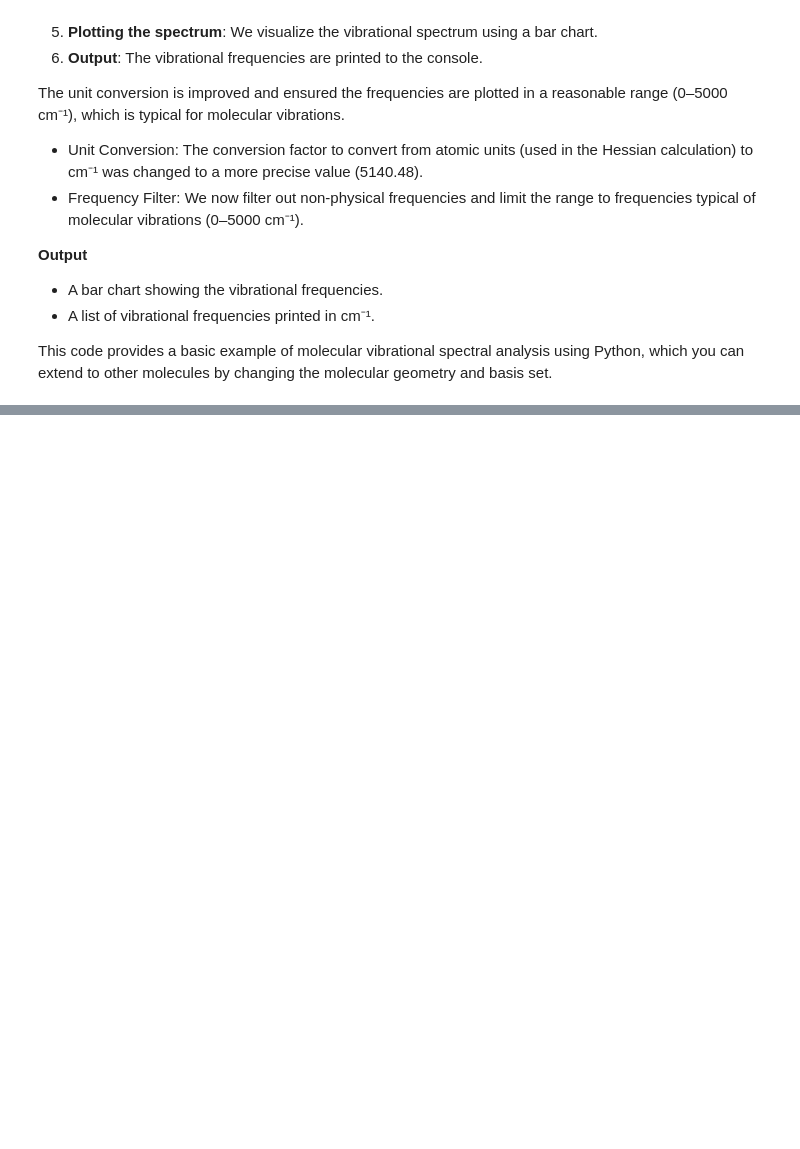
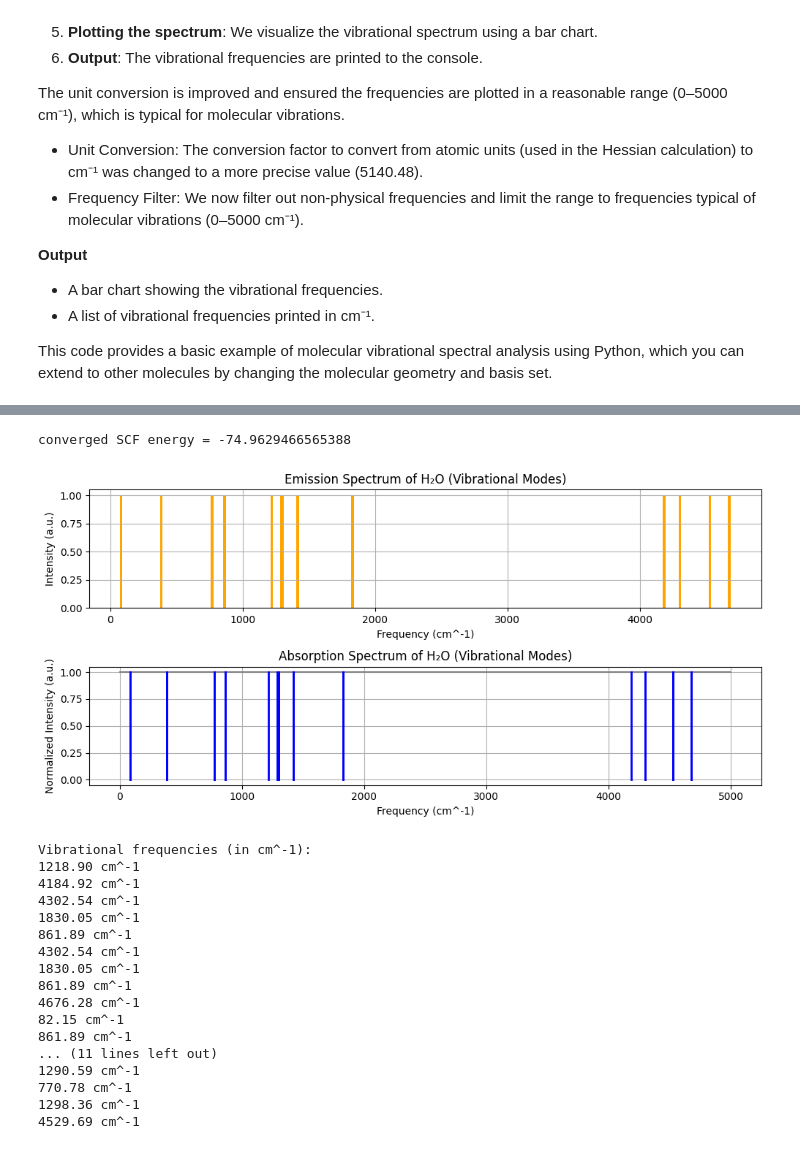
Before and after one commit to deltorobarba/astrophysics, a Jupyter notebook: spectrum_molecules.ipynb, the cells around one changed output, grey strips where cells are left out. Drawn from its saved outputs; the diff is of its cells as text; code cells hidden in the pictures; blank space fills up the shorter version.

```diff
--- a/spectrum_molecules.ipynb
+++ b/spectrum_molecules.ipynb
@@ -90,0 +144,77 @@ This code provides a basic example of molecular vibrational spectral analysis us
+# %%
+import numpy as np
+import matplotlib.pyplot as plt
+from pyscf import gto, scf, hessian
+
+# Step 1: Define the molecule (H2O in this case)
+mol = gto.Mole()
+mol.atom = '''
+    O  0.000000  0.000000  0.000000
+    H  0.000000  0.757000  0.586000
+    H  0.000000 -0.757000  0.586000
+'''
+mol.basis = 'sto-3g'
+mol.symmetry = True
+mol.build()
+
+# Step 2: Perform Hartree-Fock calculation
+mf = scf.RHF(mol)
+mf.kernel()
+
+# Step 3: Calculate the Hessian matrix (force constants)
+hess = hessian.RHF(mf).kernel()
+
+# Step 4: Diagonalize the Hessian to get vibrational frequencies
+frequencies = np.linalg.eigvalsh(hess)
+frequencies = np.sqrt(np.abs(frequencies)) * 5140.48  # Conversion factor to cm^-1 (more accurate)
+
+# Step 5: Filter out non-physical (imaginary) frequencies and limit to realistic range
+frequencies = frequencies[(frequencies > 0) & (frequencies < 5000)]  # Typical range for molecular vibrations
+
+# Step 6: Simulate and plot both emission and absorption spectra
+# Emission Spectrum (peaks at specific frequencies)
+plt.figure(figsize=(10, 5))
+plt.subplot(2, 1, 1)  # First plot: Emission Spectrum
+plt.bar(frequencies, height=1.0, width=20.0, color='orange')
+plt.xlabel('Frequency (cm^-1)')
+plt.ylabel('Intensity (a.u.)')
+plt.title('Emission Spectrum of H₂O (Vibrational Modes)')
+plt.grid(True)
+
+# Absorption Spectrum (dips at specific frequencies)
+plt.subplot(2, 1, 2)  # Second plot: Absorption Spectrum
+plt.plot(np.linspace(0, 5000, 1000), np.ones(1000), color='gray')  # Baseline at 1.0 intensity
+for freq in frequencies:
+    plt.plot([freq, freq], [1.0, 0.0], color='blue', lw=2)  # Draw vertical absorption dips
+plt.xlabel('Frequency (cm^-1)')
+plt.ylabel('Normalized Intensity (a.u.)')
+plt.title('Absorption Spectrum of H₂O (Vibrational Modes)')
+plt.grid(True)
+
+plt.tight_layout()
+plt.show()
+
+# Print vibrational frequencies
+print("Vibrational frequencies (in cm^-1):")
+for freq in frequencies:
+    print(f"{freq:.2f} cm^-1")
+# %% [output]
+converged SCF energy = -74.9629466565388
+[figure, added]
+Vibrational frequencies (in cm^-1):
+1218.90 cm^-1
+4184.92 cm^-1
+4302.54 cm^-1
+1830.05 cm^-1
+861.89 cm^-1
+4302.54 cm^-1
+1830.05 cm^-1
+861.89 cm^-1
+4676.28 cm^-1
+82.15 cm^-1
+861.89 cm^-1
+... (11 lines left out)
+1290.59 cm^-1
+770.78 cm^-1
+1298.36 cm^-1
+4529.69 cm^-1
```
Also changed, not shown: parts of 10 cells of this notebook.
